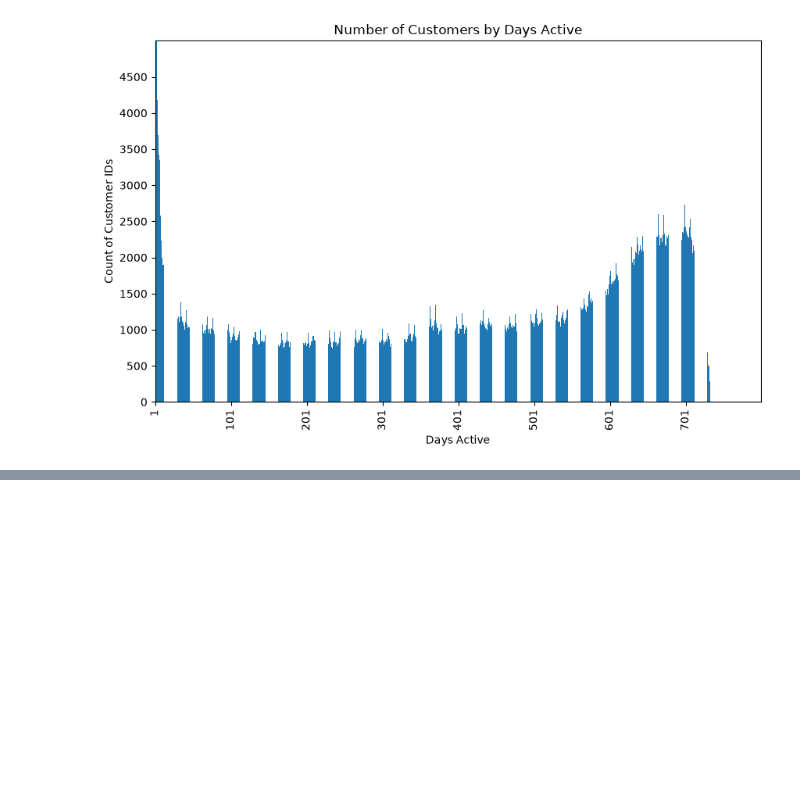
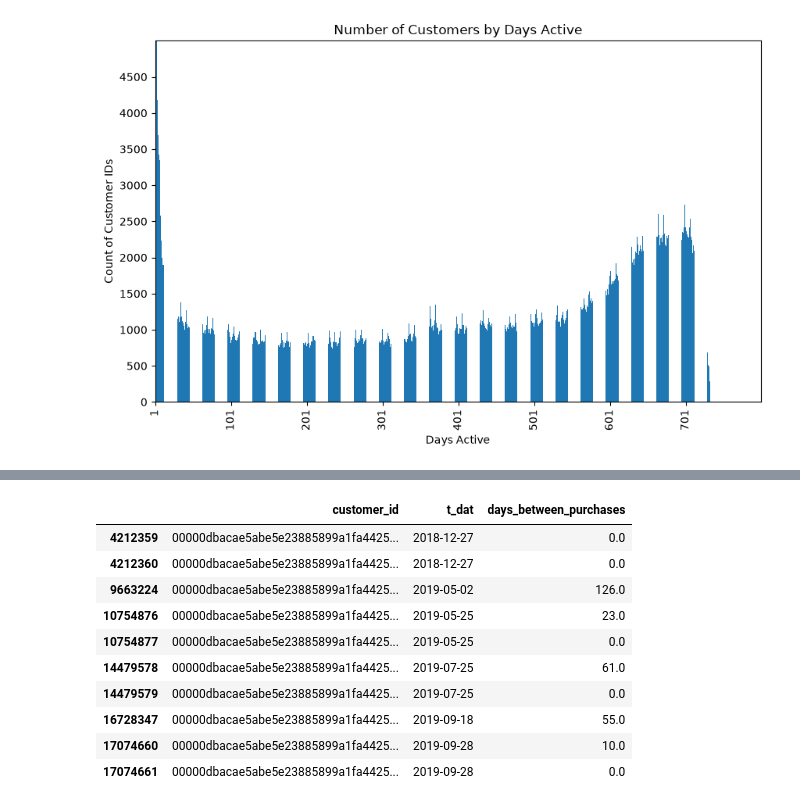
Before and after one commit to peayah/customer_intelligence_system, a Jupyter notebook: 03_exploratory_data_analysis.ipynb, the cells around one changed output, grey strips where cells are left out. Drawn from its saved outputs; the diff is of its cells as text; code cells hidden in the pictures; blank space fills up the shorter version.

```diff
--- a/03_exploratory_data_analysis.ipynb
+++ b/03_exploratory_data_analysis.ipynb
@@ -290,3 +287,17 @@ plt.show()
 281
 316459
 [figure]
+# %%
+transactions = df[["customer_id", "t_dat"]].copy()
+transactions["t_dat"] = pd.to_datetime(transactions["t_dat"])
+
+transactions = transactions.sort_values(
+    ["customer_id", "t_dat"]
+)
+
+transactions["days_between_purchases"] = (
+    transactions
+        .groupby("customer_id")["t_dat"]
+        .diff()
+        .dt.days
+)
@@ -292,0 +314,16 @@ plt.show()
+# %%
+transactions[
+    transactions["days_between_purchases"].notna()
+].head(10)
+# %% [output]
+|  | customer_id | t_dat | days_between_purchases |
+| 4212359 | 00000dbacae5abe5e23885899a1fa4425... | 2018-12-27 | 0.0 |
+| 4212360 | 00000dbacae5abe5e23885899a1fa4425... | 2018-12-27 | 0.0 |
+| 9663224 | 00000dbacae5abe5e23885899a1fa4425... | 2019-05-02 | 126.0 |
+| 10754876 | 00000dbacae5abe5e23885899a1fa4425... | 2019-05-25 | 23.0 |
+| 10754877 | 00000dbacae5abe5e23885899a1fa4425... | 2019-05-25 | 0.0 |
+| 14479578 | 00000dbacae5abe5e23885899a1fa4425... | 2019-07-25 | 61.0 |
+| 14479579 | 00000dbacae5abe5e23885899a1fa4425... | 2019-07-25 | 0.0 |
+| 16728347 | 00000dbacae5abe5e23885899a1fa4425... | 2019-09-18 | 55.0 |
+| 17074660 | 00000dbacae5abe5e23885899a1fa4425... | 2019-09-28 | 10.0 |
+| 17074661 | 00000dbacae5abe5e23885899a1fa4425... | 2019-09-28 | 0.0 |
```
Also changed, not shown: parts of 3 cells of this notebook, 2 other files.
